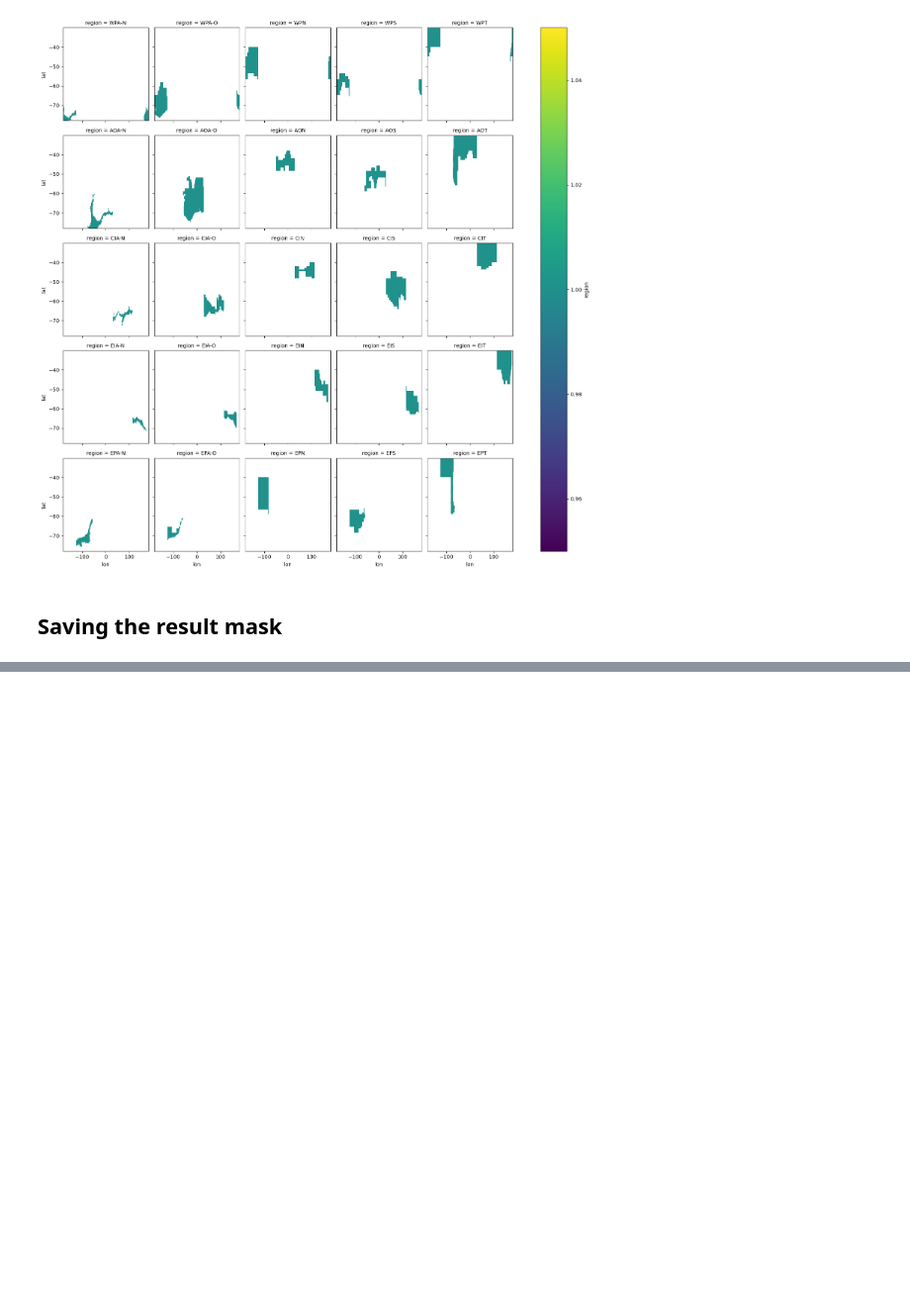
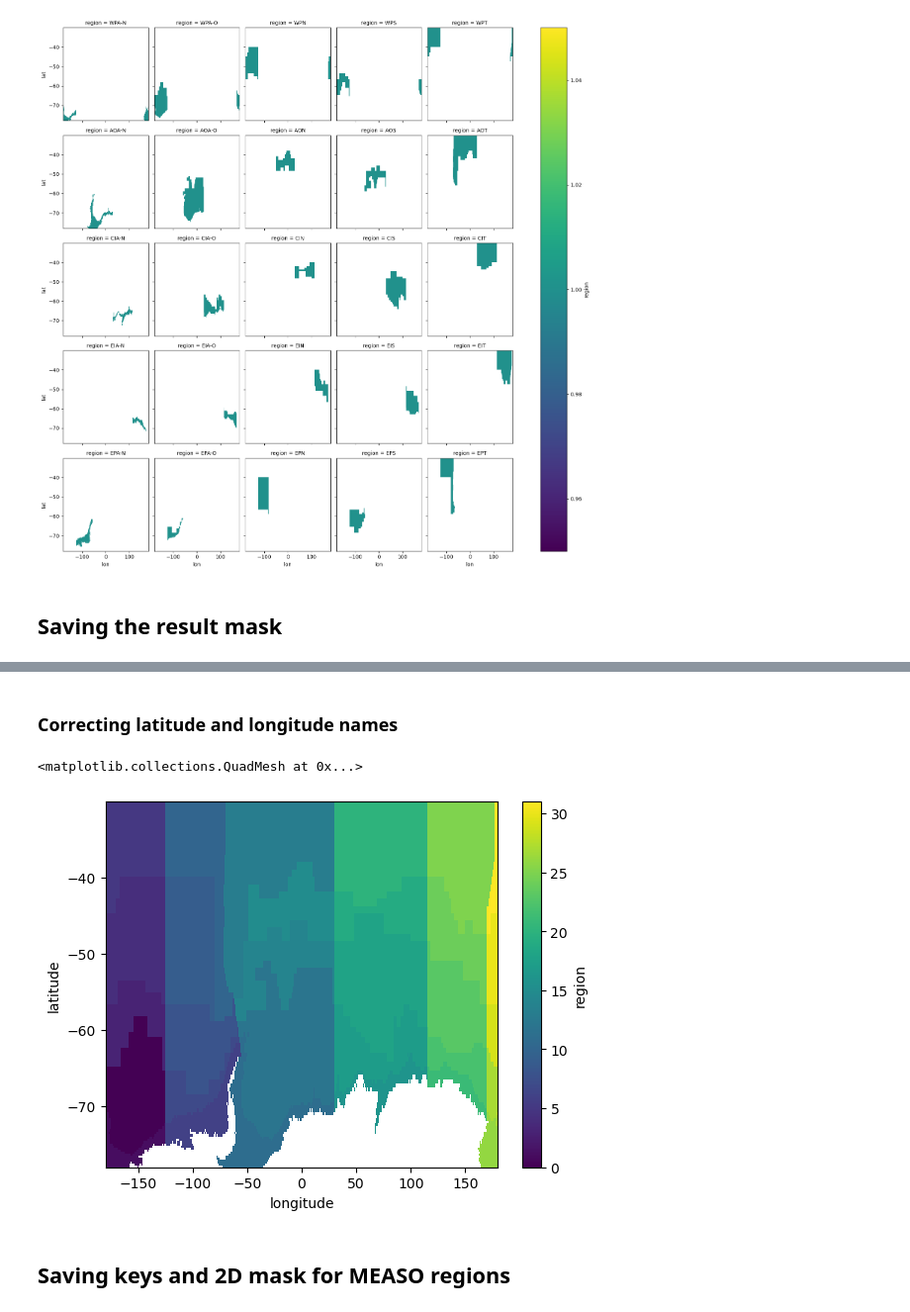
Before and after one commit to lidefi87/ACCESS_scripts_DFA, a Jupyter notebook: Scripts/MEASO/0_CreatingMeasoMask.ipynb, the cells around one changed output, grey strips where cells are left out. Shown at 99% size. Drawn from its saved outputs; the diff is of its cells as text; code cells hidden in the pictures; blank space fills up the shorter version.

```diff
--- a/Scripts/MEASO/0_CreatingMeasoMask.ipynb
+++ b/Scripts/MEASO/0_CreatingMeasoMask.ipynb
@@ -171,0 +211,10 @@ corrected_mask.to_netcdf('MEASO_3Dmask.nc')
+# %% [markdown]
+### Correcting latitude and longitude names
+# %%
+corrected_mask2D = corrected_mask2D.rename({'lon': 'longitude','lat': 'latitude'})
+corrected_mask2D.plot()
+# %% [output]
+<matplotlib.collections.QuadMesh at 0x...>
+[figure, added]
+# %% [markdown]
+## Saving keys and 2D mask for MEASO regions
```
Also changed, not shown: parts of 9 cells of this notebook, 7 other files.
